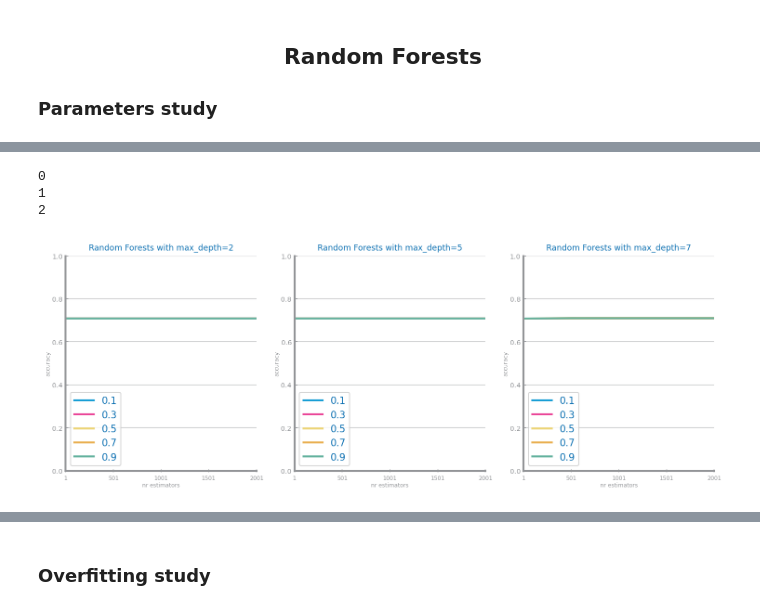
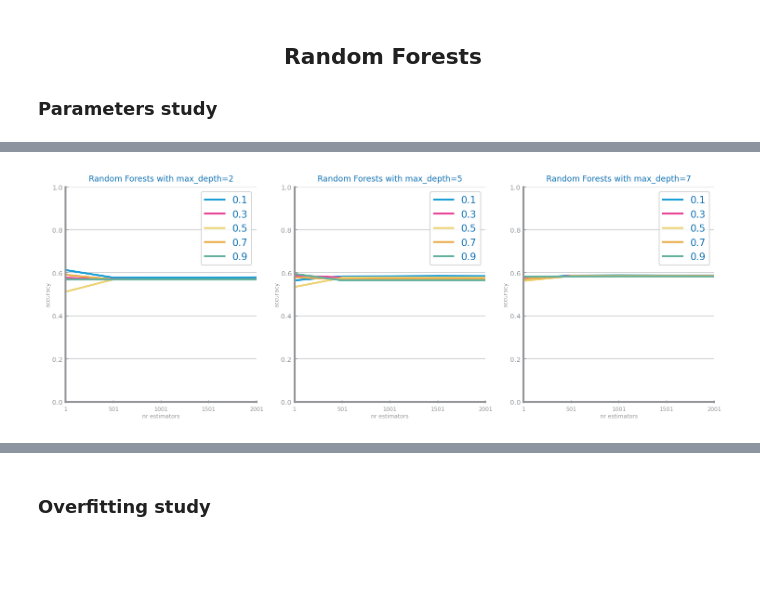
Before and after one commit to DaviGiordano/data-science-course-project, a Jupyter notebook: ipynb_files/Multidimensional/4_Classfication/health_forests.ipynb, the cells around one changed output, grey strips where cells are left out. Cells and saved outputs as stored; diff of their text form; code cells hidden in the pictures; blank space fills up the shorter version.

Commit message:
Run random forests on balanced training set

```diff
--- a/ipynb_files/Multidimensional/4_Classfication/health_forests.ipynb
+++ b/ipynb_files/Multidimensional/4_Classfication/health_forests.ipynb
@@ -9,6 +7,7 @@ Mounted at /content/drive
 <h2 align="center">Random Forests</h2><h3>Parameters study</h3>
 # %%
 from numpy import array, ndarray
+import numpy as np
 from matplotlib.pyplot import subplots, figure, savefig, show
 from sklearn.ensemble import RandomForestClassifier
 from sklearn.model_selection import GridSearchCV
@@ -19,6 +18,18 @@ from dslabs_functions import (
 )
 from dslabs_functions import HEIGHT, plot_evaluation_results, plot_multiline_chart
 
+np.random.seed(42)
+
+def undersample(X, y):
+    indices_class_0 = np.where(y == 0)[0]
+    indices_class_1 = np.where(y == 1)[0]
+    num_samples_to_keep = len(indices_class_1)
+    selected_indices_class_0 = np.random.choice(indices_class_0, num_samples_to_keep, replace=False)
+    selected_indices = np.concatenate([selected_indices_class_0, indices_class_1])
+    np.random.shuffle(selected_indices)
+    X_undersampled = X[selected_indices]
+    y_undersampled = y[selected_indices]
+    return X_undersampled, y_undersampled
 
 file_tag = "stroke"
 train_filename = "./../../../data/class_covid_final_train.csv"
@@ -29,10 +40,14 @@ eval_metric = "accuracy"
 trnX, tstX, trnY, tstY, labels, vars = read_train_test_from_files(
     train_filename, test_filename, target
 )
+
+trnX, trnY = undersample(trnX, trnY)
+
 #trnX = trnX[:100]
 #tstX = tstX[:100]
 #trnY = trnY[:100]
 #tstY = tstY[:100]
 print(f"Train#={len(trnX)} Test#={len(tstX)}")
 print(f"Labels={labels}")
+print(len(trnY[trnY == 1]), len(trnY[trnY == 0]))
 # %% [output]
@@ -168,37 +92,32 @@ Fitting 1 folds for each of 75 candidates, totalling 75 fits
 # %%
 import pandas as pd
 
-results_df = pd.DataFrame(search.cv_results_)
-results_df.to_csv("./health_forests_results.csv")
+#results_df = pd.DataFrame(search.cv_results_)
+#results_df.to_csv("./health_forests_results.csv")
+results_df = pd.read_csv("./health_forests_results.csv")
 
 cols: int = len(max_depths)
 _, axs = subplots(1, cols, figsize=(cols * HEIGHT, HEIGHT), squeeze=False)
 for i, max_depth in enumerate(max_depths):
-  print(i)
   results = results_df[results_df["param_max_depth"] == max_depth]
-  results = results[["param_max_features", "param_n_estimators", "split0_test_score", "split0_train_score"]]
+  results = results[["param_max_features", "param_n_estimators", "split0_test_score" ]]
 
   values = {}
   for max_feature, group in results.groupby("param_max_features"):
     scores = [group[group["param_n_estimators"] == n_estimator]["split0_test_score"].values[0] for n_estimator in n_estimators]
     values[max_feature] = scores
 
   plot_multiline_chart(
       n_estimators,
       values,
       ax=axs[0, i],
       title=f"Random Forests with max_depth={max_depth}",
       xlabel="nr estimators",
       ylabel="accuracy",
       percentage=True,
   )
 
-best_model = search.best_estimator_
-params = {"params": search.best_params_, "metric": "accuracy", "name": "random_forest"}
 savefig(f"images/{file_tag}_rf_{eval_metric}_study.png", bbox_inches="tight")
 show()
 # %% [output]
-0
-1
-2
-[figure, old version]
+[figure, new version]
```
Also changed, not shown: parts of 10 cells of this notebook, 4 other files.
